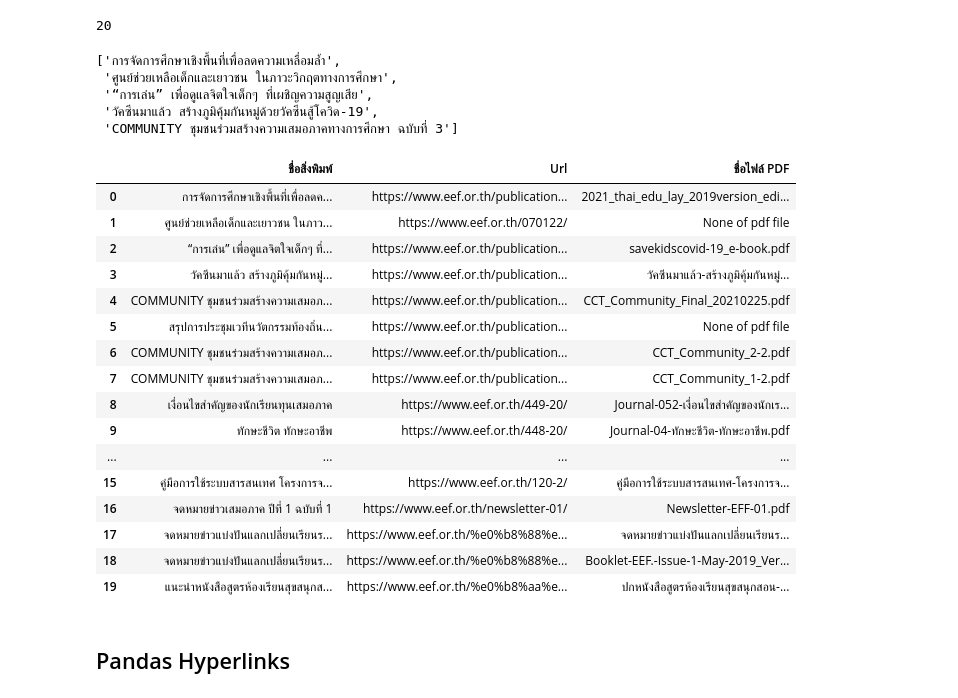
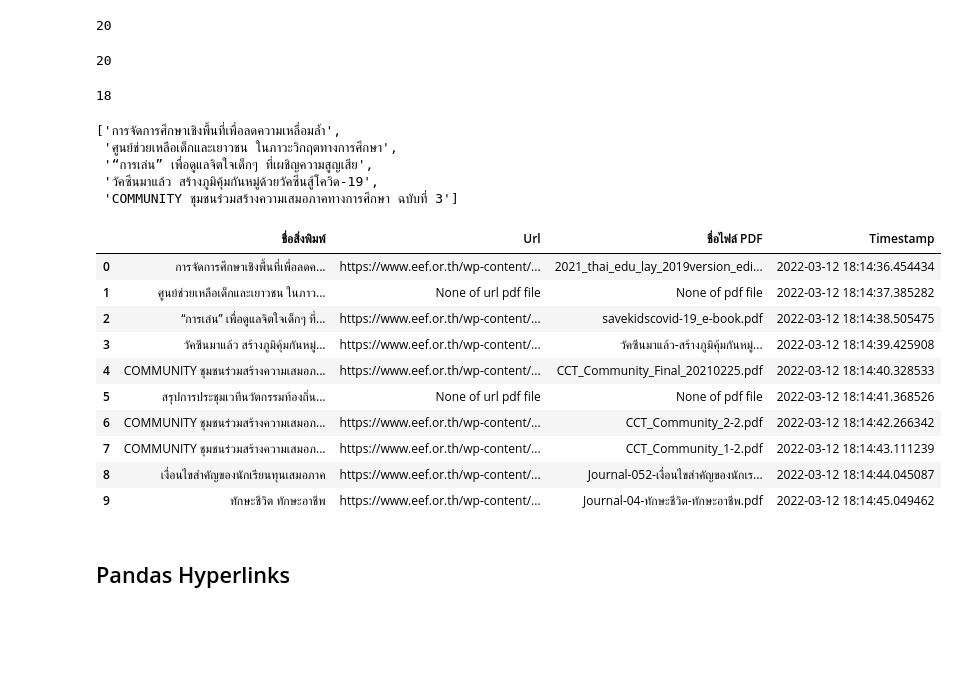
Before and after one commit to thainhf/Web-scraping, a Jupyter notebook: Demo web scraping Selenium & BeautifulSoup.ipynb, the cells around one changed output. Cells and saved outputs as stored; diff of their text form; code cells hidden in the pictures; blank space fills up the shorter version.

Commit message:
Update demo source code

```diff
--- a/Demo web scraping Selenium & BeautifulSoup.ipynb
+++ b/Demo web scraping Selenium & BeautifulSoup.ipynb
@@ -240,3 +189,43 @@ urls_index[0:5]
  'https://www.eef.or.th/publication-play-to-take-care-of-children-minds/',
  'https://www.eef.or.th/publication-vaccines-have-arrived/',
  'https://www.eef.or.th/publication-01-21/']
+# %%
+pdf_name_pattern = re.compile(r'/[_a-zA-z0-9ก-๙ -.]+[_a-zA-z0-9ก-๙ -.]+[_a-zA-z0-9ก-๙ -.]+\.(pdf)')
+
+pdf_name = list()
+name = list()
+pdf_urls = list()
+timestamp = list()
+
+for i in urls_index:
+    driver.get(i)
+    sleep(0.05)
+    soup = BeautifulSoup(driver.page_source,'html.parser')
+    title = soup.select('div.title')
+    name.append(title[0].get_text())
+    download = soup.select('div[class="btn-download"] > a')
+
+    if len(download) != 0:
+        #load = driver.find_element_by_xpath('//div[@class="btn-download"]')
+        #load.click()
+        timestamp.append(str(pd.Timestamp.today()))
+        #download = soup.select('div[class="btn-download"] > a')
+        pdf_urls.append(download[0]['href'])
+        matches = pdf_name_pattern.finditer(download[0]['href'])
+        for text in matches:
+            #print(text.group())
+            text = text.group()
+            text = text.replace('/','')
+            print(text)
+            pdf_name.append(text)
+        #load.click()
+    else:
+        print('None of pdf file')
+        timestamp.append(str(pd.Timestamp.today()))
+        pdf_name.append('None of pdf file')
+        pdf_urls.append('None of url pdf file')
+        continue
+
+#Back to main category publication page
+url_main = 'https://www.eef.or.th/category/publication/'
+driver.get(url_main)
@@ -252,6 +274,14 @@ pdf_name[0:5]
 len(pdf_name)
 # %% [output]
 20
+# %%
+len(name)
+# %% [output]
+20
+# %%
+len(timestamp)
+# %% [output]
+18
 # %%
 name[0:5]
 # %% [output]
@@ -261,27 +291,21 @@ name[0:5]
  'วัคซีนมาแล้ว สร้างภูมิคุ้มกันหมู่ด้วยวัคซีนสู้โควิด-19',
  'COMMUNITY ชุมชนร่วมสร้างความเสมอภาคทางการศึกษา ฉบับที่ 3']
 # %%
-df = pd.DataFrame({"ชื่อสิ่งพิมพ์":name,"Url":urls_index,"ชื่อไฟล์ PDF":pdf_name})
+df = pd.DataFrame({"ชื่อสิ่งพิมพ์":name,"Url":pdf_urls,"ชื่อไฟล์ PDF":pdf_name,"Timestamp":timestamp})
 # %%
-df
+df[0:10]
 # %% [output]
-|  | ชื่อสิ่งพิมพ์ | Url | ชื่อไฟล์ PDF |
-| 0 | การจัดการศึกษาเชิงพื้นที่เพื่อลดค... | https://www.eef.or.th/publication... | 2021_thai_edu_lay_2019version_edi... |
-| 1 | ศูนย์ช่วยเหลือเด็กและเยาวชน ในภาว... | https://www.eef.or.th/070122/ | None of pdf file |
-| 2 | “การเล่น” เพื่อดูแลจิตใจเด็กๆ ที่... | https://www.eef.or.th/publication... | savekidscovid-19_e-book.pdf |
-| 3 | วัคซีนมาแล้ว สร้างภูมิคุ้มกันหมู่... | https://www.eef.or.th/publication... | วัคซีนมาแล้ว-สร้างภูมิคุ้มกันหมู่... |
-| 4 | COMMUNITY ชุมชนร่วมสร้างความเสมอภ... | https://www.eef.or.th/publication... | CCT_Community_Final_20210225.pdf |
-| 5 | สรุปการประชุมเวทีนวัตกรรมท้องถิ่น... | https://www.eef.or.th/publication... | None of pdf file |
-| 6 | COMMUNITY ชุมชนร่วมสร้างความเสมอภ... | https://www.eef.or.th/publication... | CCT_Community_2-2.pdf |
-| 7 | COMMUNITY ชุมชนร่วมสร้างความเสมอภ... | https://www.eef.or.th/publication... | CCT_Community_1-2.pdf |
-| 8 | เงื่อนไขสำคัญของนักเรียนทุนเสมอภาค | https://www.eef.or.th/449-20/ | Journal-052-เงื่อนไขสำคัญของนักเร... |
-| 9 | ทักษะชีวิต ทักษะอาชีพ | https://www.eef.or.th/448-20/ | Journal-04-ทักษะชีวิต-ทักษะอาชีพ.pdf |
-| ... | ... | ... | ... |
-| 15 | คู่มือการใช้ระบบสารสนเทศ โครงการจ... | https://www.eef.or.th/120-2/ | คู่มือการใช้ระบบสารสนเทศ-โครงการจ... |
-| 16 | จดหมายข่าวเสมอภาค ปีที่ 1 ฉบับที่ 1 | https://www.eef.or.th/newsletter-01/ | Newsletter-EFF-01.pdf |
-| 17 | จดหมายข่าวแบ่งปันแลกเปลี่ยนเรียนร... | https://www.eef.or.th/%e0%b8%88%e... | จดหมายข่าวแบ่งปันแลกเปลี่ยนเรียนร... |
-| 18 | จดหมายข่าวแบ่งปันแลกเปลี่ยนเรียนร... | https://www.eef.or.th/%e0%b8%88%e... | Booklet-EEF.-Issue-1-May-2019_Ver... |
-| 19 | แนะนำหนังสือสูตรห้องเรียนสุขสนุกส... | https://www.eef.or.th/%e0%b8%aa%e... | ปกหนังสือสูตรห้องเรียนสุขสนุกสอน-... |
+|  | ชื่อสิ่งพิมพ์ | Url | ชื่อไฟล์ PDF | Timestamp |
+| 0 | การจัดการศึกษาเชิงพื้นที่เพื่อลดค... | https://www.eef.or.th/wp-content/... | 2021_thai_edu_lay_2019version_edi... | 2022-03-12 18:14:36.454434 |
+| 1 | ศูนย์ช่วยเหลือเด็กและเยาวชน ในภาว... | None of url pdf file | None of pdf file | 2022-03-12 18:14:37.385282 |
+| 2 | “การเล่น” เพื่อดูแลจิตใจเด็กๆ ที่... | https://www.eef.or.th/wp-content/... | savekidscovid-19_e-book.pdf | 2022-03-12 18:14:38.505475 |
+| 3 | วัคซีนมาแล้ว สร้างภูมิคุ้มกันหมู่... | https://www.eef.or.th/wp-content/... | วัคซีนมาแล้ว-สร้างภูมิคุ้มกันหมู่... | 2022-03-12 18:14:39.425908 |
+| 4 | COMMUNITY ชุมชนร่วมสร้างความเสมอภ... | https://www.eef.or.th/wp-content/... | CCT_Community_Final_20210225.pdf | 2022-03-12 18:14:40.328533 |
+| 5 | สรุปการประชุมเวทีนวัตกรรมท้องถิ่น... | None of url pdf file | None of pdf file | 2022-03-12 18:14:41.368526 |
+| 6 | COMMUNITY ชุมชนร่วมสร้างความเสมอภ... | https://www.eef.or.th/wp-content/... | CCT_Community_2-2.pdf | 2022-03-12 18:14:42.266342 |
+| 7 | COMMUNITY ชุมชนร่วมสร้างความเสมอภ... | https://www.eef.or.th/wp-content/... | CCT_Community_1-2.pdf | 2022-03-12 18:14:43.111239 |
+| 8 | เงื่อนไขสำคัญของนักเรียนทุนเสมอภาค | https://www.eef.or.th/wp-content/... | Journal-052-เงื่อนไขสำคัญของนักเร... | 2022-03-12 18:14:44.045087 |
+| 9 | ทักษะชีวิต ทักษะอาชีพ | https://www.eef.or.th/wp-content/... | Journal-04-ทักษะชีวิต-ทักษะอาชีพ.pdf | 2022-03-12 18:14:45.049462 |
 # %% [markdown]
 ## Pandas Hyperlinks
 # %%
```
Also changed, not shown: parts of 20 cells of this notebook.
